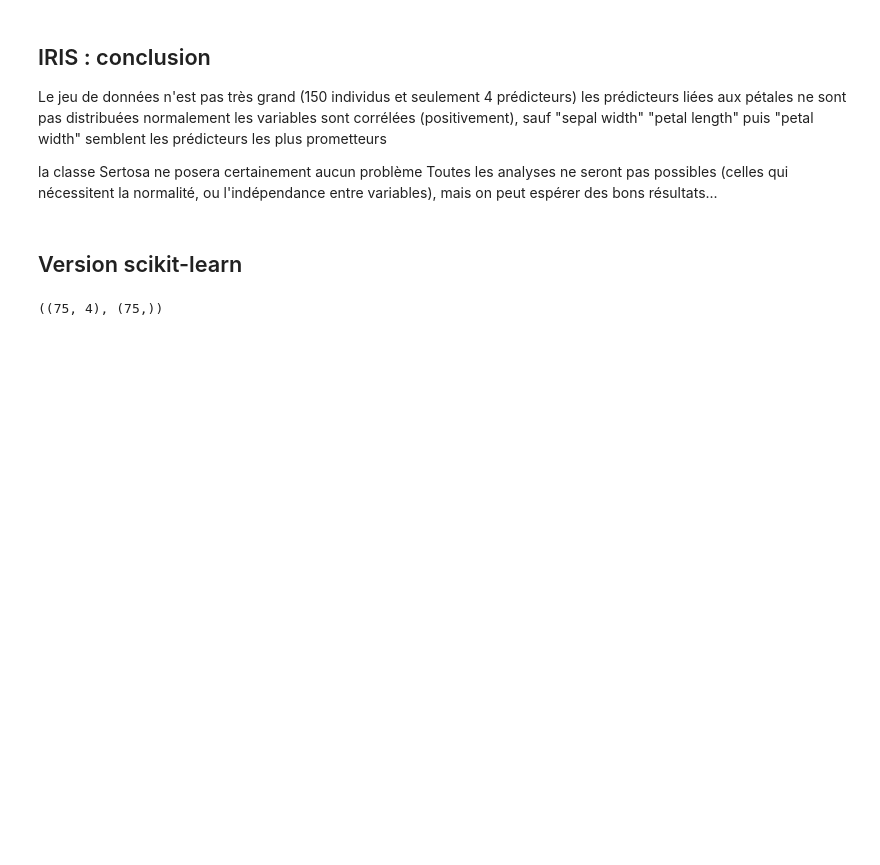
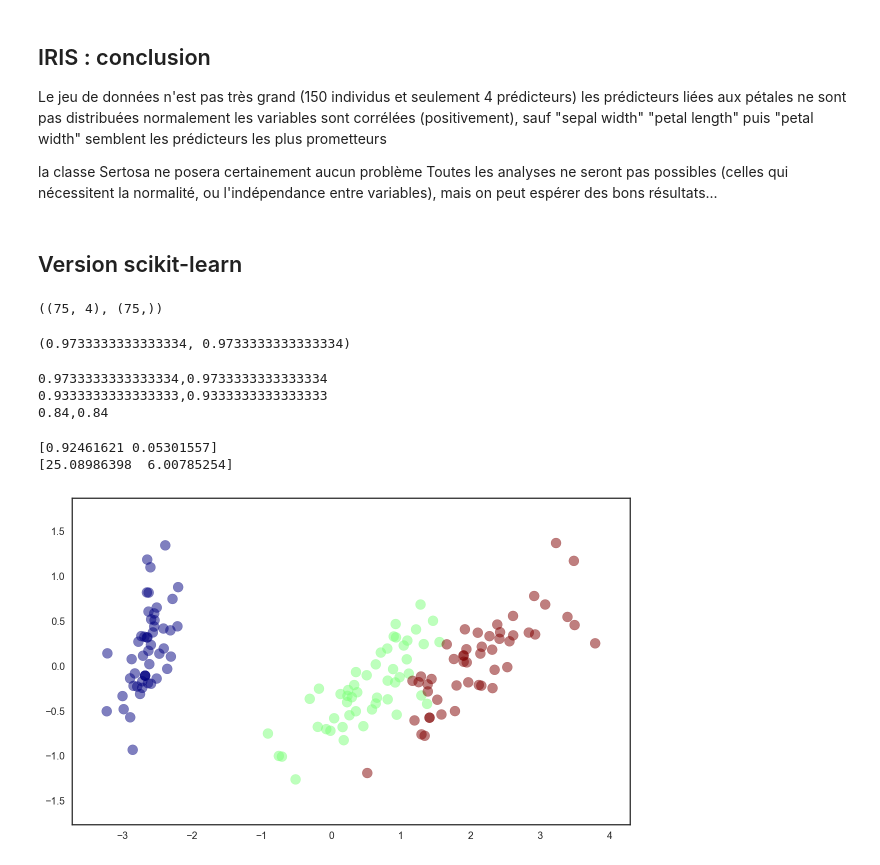
Before and after one commit to pnavaro/machine_learning, a Jupyter notebook: iris.ipynb, the cells around one changed output. Drawn from its saved outputs; the diff is of its cells as text; code cells hidden in the pictures; blank space fills up the shorter version.

```diff
--- a/iris.ipynb
+++ b/iris.ipynb
@@ -159,3 +161,11 @@ X_test_tr = scaler.transform(X_test)
 X_test_tr.shape, y_train.shape
 # %% [output]
 ((75, 4), (75,))
+# %%
+from sklearn.svm import SVC
+model = SVC(kernel="linear", C=1.)
+model.fit(X_train_tr, y_train)
+
+model.score(X_train_tr, y_train), model.score(X_test_tr, y_test)
+# %% [output]
+(0.9733333333333334, 0.9733333333333334)
@@ -161,0 +174,43 @@ X_test_tr.shape, y_train.shape
+# %%
+for gamma in [0.1,1.0, 10.]:
+    model = SVC(kernel="rbf", C=1., gamma=gamma)
+    model.fit(X_train_tr, y_train)
+
+    print(model.score(X_test_tr, y_test), end=',')
+    print(accuracy_score(y_test, model.predict(X_test_tr)))
+# %% [output]
+0.9733333333333334,0.9733333333333334
+0.9333333333333333,0.9333333333333333
+0.84,0.84
+# %%
+def plot_decision(X, y=None, model=None):
+    if model is not None:
+        xx, yy = np.meshgrid(np.arange(X[:, 0].min() - .5,
+                                       X[:, 0].max() + .5, .01),
+                             np.arange(X[:, 1].min() - .5,
+                                       X[:, 1].max() + .5, .01))
+        zz_class = model.predict(np.c_[xx.ravel(), yy.ravel()]).reshape(xx.shape)
+        plt.contourf(xx, yy, zz_class, alpha=.2)
+    # Plot data
+    if y is None:
+        y = "k"
+    plt.scatter(X[:, 0], X[:, 1], c=y, s=100, alpha=0.5, cmap='jet')
+    # Set figure coordinate limits
+    plt.xlim(X[:, 0].min() - .5, X[:, 0].max() + .5)
+    plt.ylim(X[:, 1].min() - .5, X[:, 1].max() + .5)
+# %%
+from sklearn.decomposition import PCA
+pca = PCA(n_components=2)
+pca.fit(X)
+
+
+print(pca.explained_variance_ratio_)
+print(pca.singular_values_)
+# %% [output]
+[0.92461621 0.05301557]
+[25.08986398  6.00785254]
+# %%
+plot_decision(pca.transform(X), y)
+sns.set_style("white")
+# %% [output]
+[figure, added]
```
Also changed, not shown: parts of 6 cells of this notebook.
